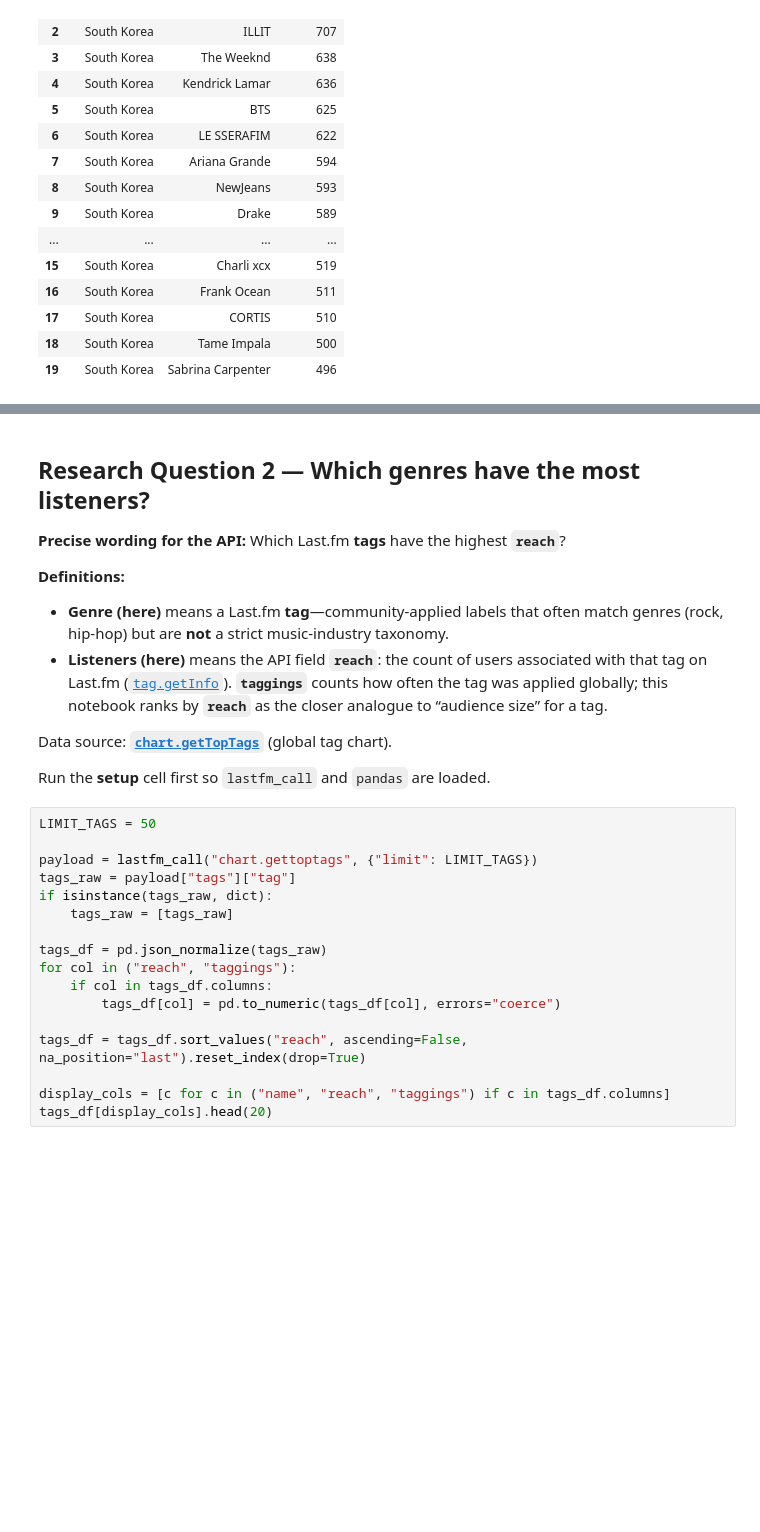
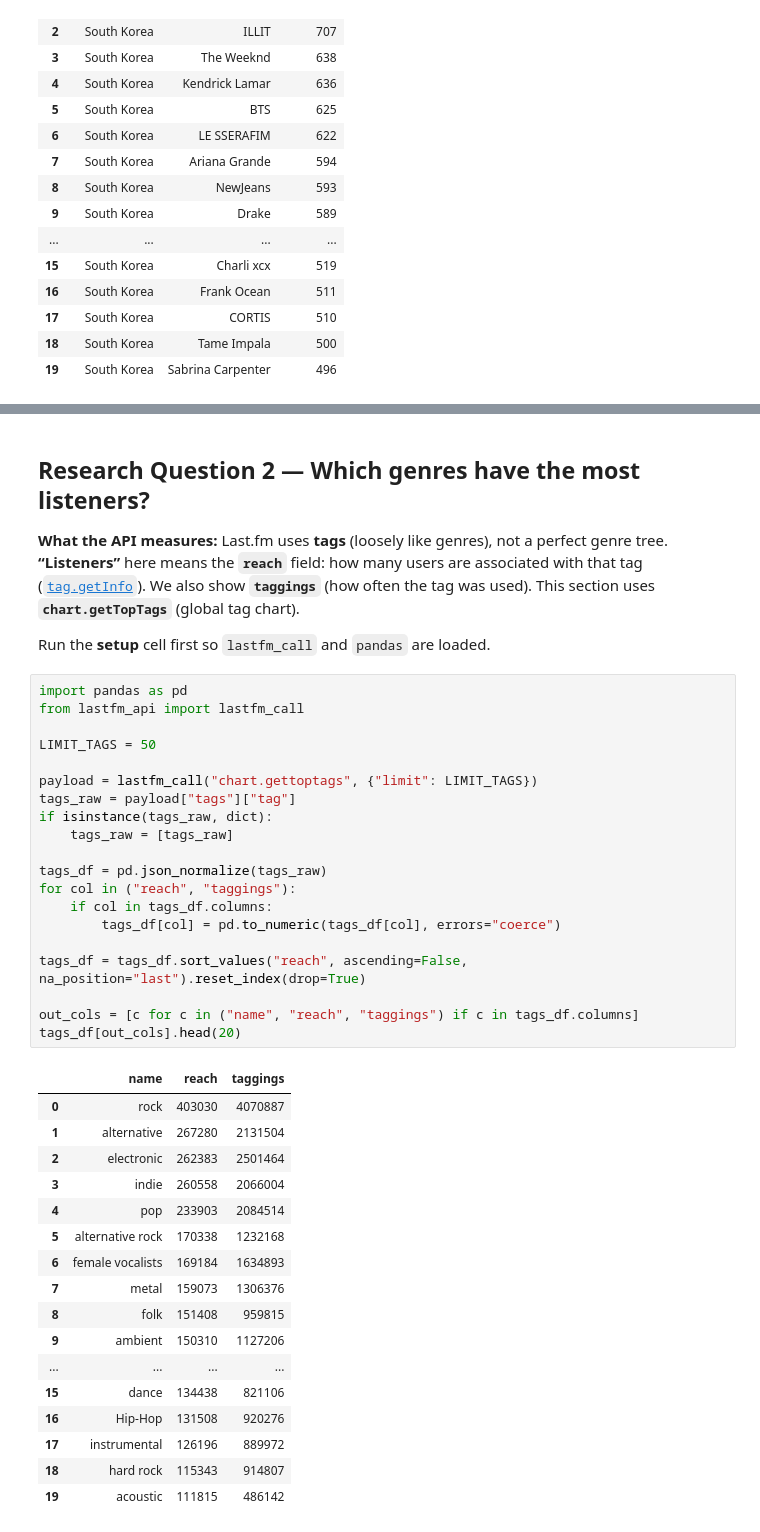
Before and after one commit to gena-lee/hcde530, a Jupyter notebook: Week 5/A5: Pandas Assignment/mp1.ipynb, the cells around one changed output, grey strips where cells are left out. Cells and saved outputs as stored; diff of their text form; blank space fills up the shorter version.

```diff
--- a/Week 5/A5: Pandas Assignment/mp1.ipynb
+++ b/Week 5/A5: Pandas Assignment/mp1.ipynb
@@ -377,33 +397,47 @@ display(pd.DataFrame(unique_summary))
 # %% [markdown]
 ## Research Question 2 — Which genres have the most listeners?
 
-**Precise wording for the API:** Which Last.fm **tags** have the highest **`reach`**?
-
-**Definitions:**
-
-- **Genre (here)** means a Last.fm **tag**—community-applied labels that often match genres (rock, hip-hop) but are **not** a strict music-industry taxonomy.
-- **Listeners (here)** means the API field **`reach`**: the count of users associated with that tag on Last.fm ([`tag.getInfo`](https://www.last.fm/api/show/tag.getInfo)). **`taggings`** counts how often the tag was applied globally; this notebook ranks by **`reach`** as the closer analogue to “audience size” for a tag.
-
-Data source: **[`chart.getTopTags`](https://www.last.fm/api/show/chart.getTopTags)** (global tag chart).
+**What the API measures:** Last.fm uses **tags** (loosely like genres), not a perfect genre tree. **“Listeners”** here means the **`reach`** field: how many users are associated with that tag ([`tag.getInfo`](https://www.last.fm/api/show/tag.getInfo)). We also show **`taggings`** (how often the tag was used). This section uses **`chart.getTopTags`** (global tag chart).
 
 Run the **setup** cell first so `lastfm_call` and `pandas` are loaded.
 # %%
+import pandas as pd
+from lastfm_api import lastfm_call
+
 LIMIT_TAGS = 50
 
 payload = lastfm_call("chart.gettoptags", {"limit": LIMIT_TAGS})
 tags_raw = payload["tags"]["tag"]
 if isinstance(tags_raw, dict):
     tags_raw = [tags_raw]
 
 tags_df = pd.json_normalize(tags_raw)
 for col in ("reach", "taggings"):
     if col in tags_df.columns:
         tags_df[col] = pd.to_numeric(tags_df[col], errors="coerce")
 
 tags_df = tags_df.sort_values("reach", ascending=False, na_position="last").reset_index(drop=True)
 
-display_cols = [c for c in ("name", "reach", "taggings") if c in tags_df.columns]
-tags_df[display_cols].head(20)
+out_cols = [c for c in ("name", "reach", "taggings") if c in tags_df.columns]
+tags_df[out_cols].head(20)
+# %% [output]
+|  | name | reach | taggings |
+| 0 | rock | 403030 | 4070887 |
+| 1 | alternative | 267280 | 2131504 |
+| 2 | electronic | 262383 | 2501464 |
+| 3 | indie | 260558 | 2066004 |
+| 4 | pop | 233903 | 2084514 |
+| 5 | alternative rock | 170338 | 1232168 |
+| 6 | female vocalists | 169184 | 1634893 |
+| 7 | metal | 159073 | 1306376 |
+| 8 | folk | 151408 | 959815 |
+| 9 | ambient | 150310 | 1127206 |
+| ... | ... | ... | ... |
+| 15 | dance | 134438 | 821106 |
+| 16 | Hip-Hop | 131508 | 920276 |
+| 17 | instrumental | 126196 | 889972 |
+| 18 | hard rock | 115343 | 914807 |
+| 19 | acoustic | 111815 | 486142 |
 # %%
 import matplotlib.pyplot as plt
 
```
Also changed, not shown: parts of 15 cells of this notebook.
